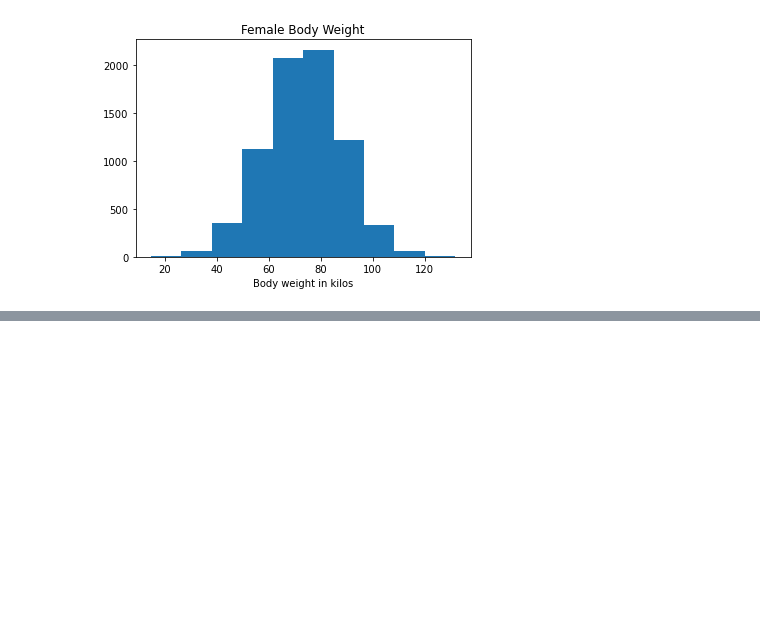
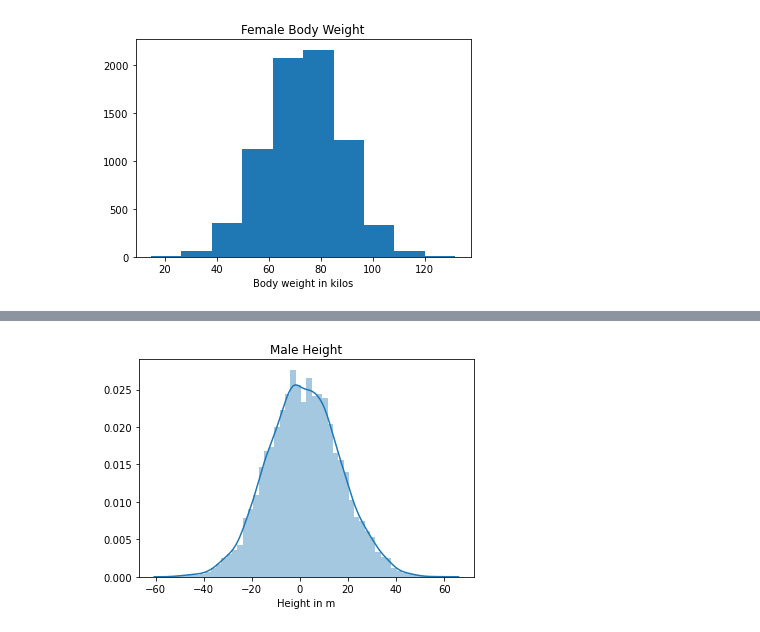
Before and after one commit to G00387847/programmingForDataAnalysisProject-2020, a Jupyter notebook: programmingForDataAnalysis-2020.ipynb, the cells around one changed output, grey strips where cells are left out. Cells and saved outputs as stored; diff of their text form; code cells hidden in the pictures; blank space fills up the shorter version.

```diff
--- a/programmingForDataAnalysis-2020.ipynb
+++ b/programmingForDataAnalysis-2020.ipynb
@@ -230,0 +205,9 @@ plt.show()
+# %%
+maleheight = pd.DataFrame(np.random.normal(1.79, 15, 7400))  # male average height is 1.79m and standard deviation 15
+sns.distplot(maleheight)
+plt.title('Male Height')
+plt.xlabel('Height in m')
+plt.show()
+maleheight.columns = ['Height']
+# %% [output]
+[figure, added]
```
Also changed, not shown: parts of 25 cells of this notebook.
